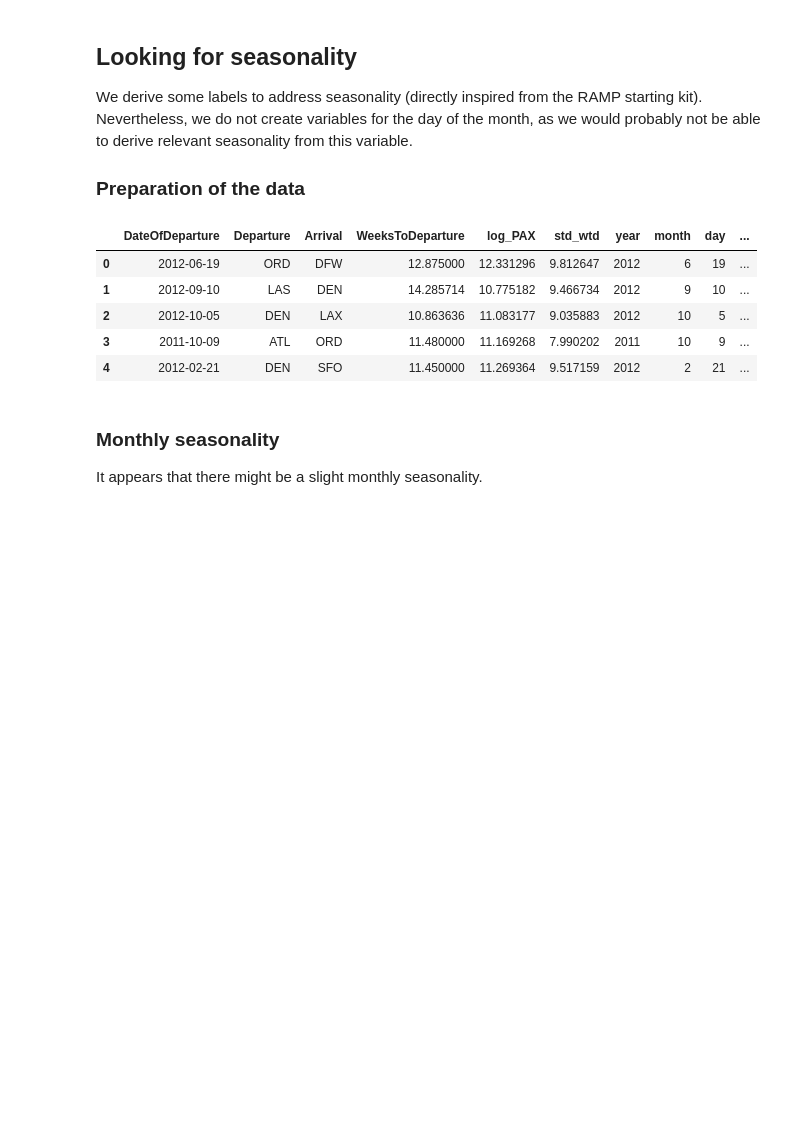
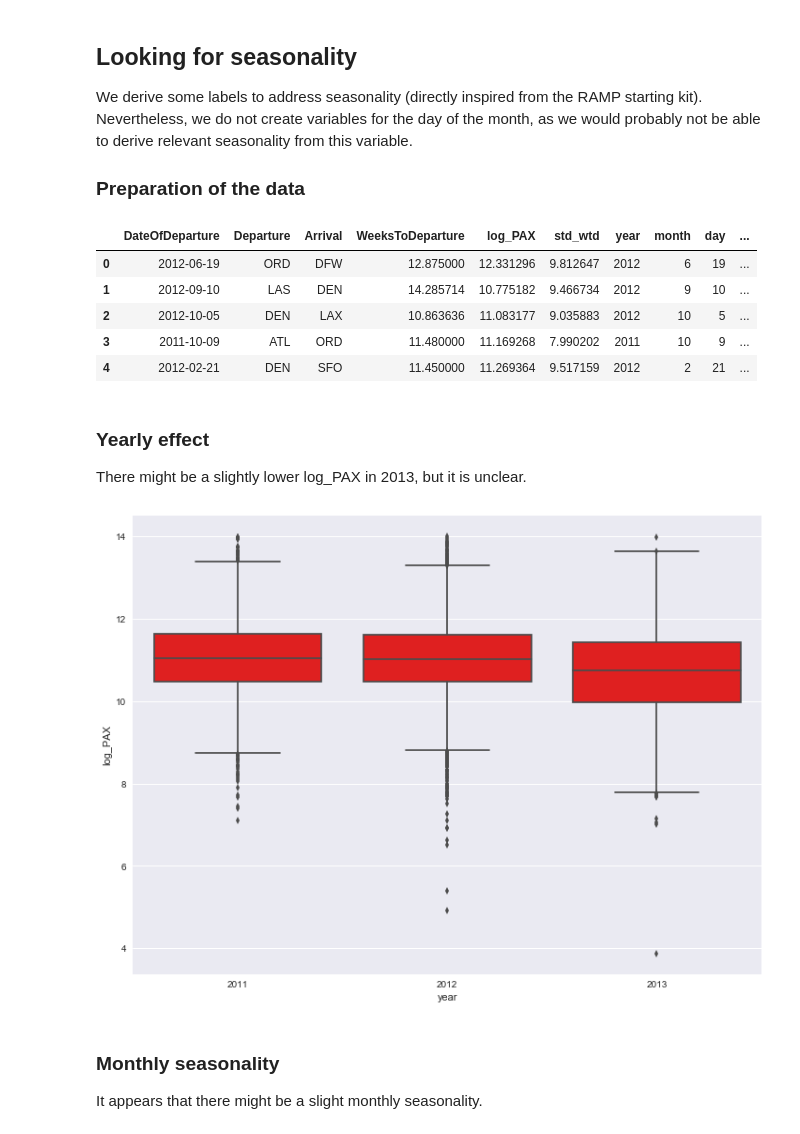
Before and after one commit to tostain/air_passengers, a Jupyter notebook: notebooks/air_passengers_exploration.ipynb, the cells around one changed output. Cells and saved outputs as stored; diff of their text form; code cells hidden in the pictures; blank space fills up the shorter version.

```diff
--- a/notebooks/air_passengers_exploration.ipynb
+++ b/notebooks/air_passengers_exploration.ipynb
@@ -178,6 +178,17 @@ data_encoded.head(5)
 | 2 | 2012-10-05 | DEN | LAX | 10.863636 | 11.083177 | 9.035883 | 2012 | 10 | 5 | ... |
 | 3 | 2011-10-09 | ATL | ORD | 11.480000 | 11.169268 | 7.990202 | 2011 | 10 | 9 | ... |
 | 4 | 2012-02-21 | DEN | SFO | 11.450000 | 11.269364 | 9.517159 | 2012 | 2 | 21 | ... |
+# %% [markdown]
+### Yearly effect
+There might be a slightly lower log_PAX in 2013, but it is unclear.
+# %%
+data_encoded_sorted = data_encoded.sort_values(by='year')
+sns.boxplot(x = 'year',
+            y = 'log_PAX',
+            data = data_encoded_sorted,
+            color = 'Red');
+# %% [output]
+[figure, added]
 # %% [markdown]
 ### Monthly seasonality
 It appears that there might be a slight monthly seasonality.
```
Also changed, not shown: parts of 13 cells of this notebook, 7 other files.
